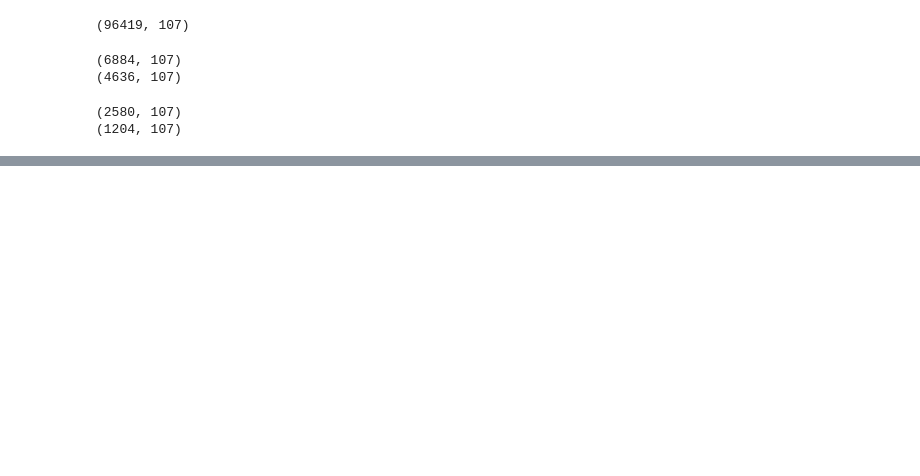
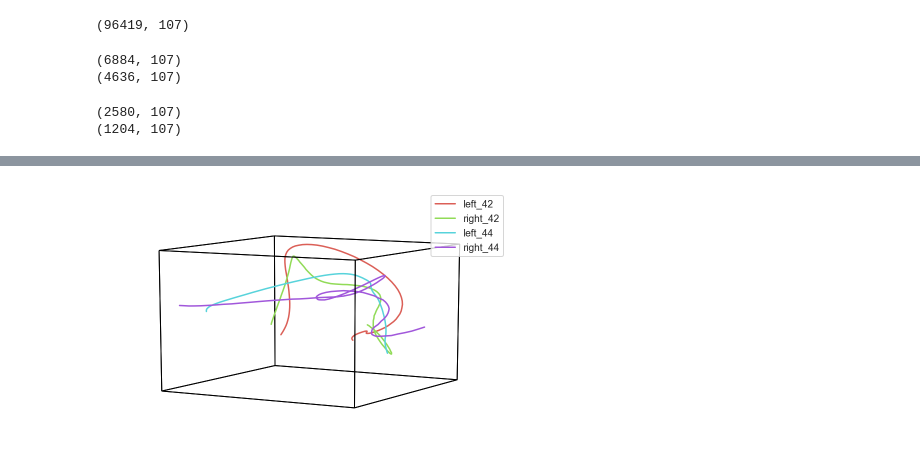
Before and after one commit to vandermeerlab/hc_hyperalign, a Jupyter notebook: python/hyperalignment.ipynb, the cells around one changed output, grey strips where cells are left out. Saved outputs shown, nothing was run; the diff lists cells and outputs as text; code cells hidden in the pictures; blank space fills up the shorter version.

```diff
--- a/python/hyperalignment.ipynb
+++ b/python/hyperalignment.ipynb
@@ -129,0 +137,15 @@ geo = hyp.plot([aligned_trunc_64, left_b_spikes_trunc_64.data, right_b_spikes_tr
+# %%
+average_42 = loadmat('../sub42.mat')
+average_44 = loadmat('../sub44.mat')
+average_64 = loadmat('../sub64.mat')
+# %%
+geo = hyp.plot([average_42['all_left'],
+                average_42['all_right'],
+                average_44['all_left'],
+                average_44['all_right'],
+                average_64['all_left'],
+                average_64['all_right']],
+                legend=['left_42', 'right_42', 'left_44', 'right_44'],
+                align='hyper')
+# %% [output]
+[figure, added]
```
Also changed, not shown: parts of 5 cells of this notebook, 4 other files.
